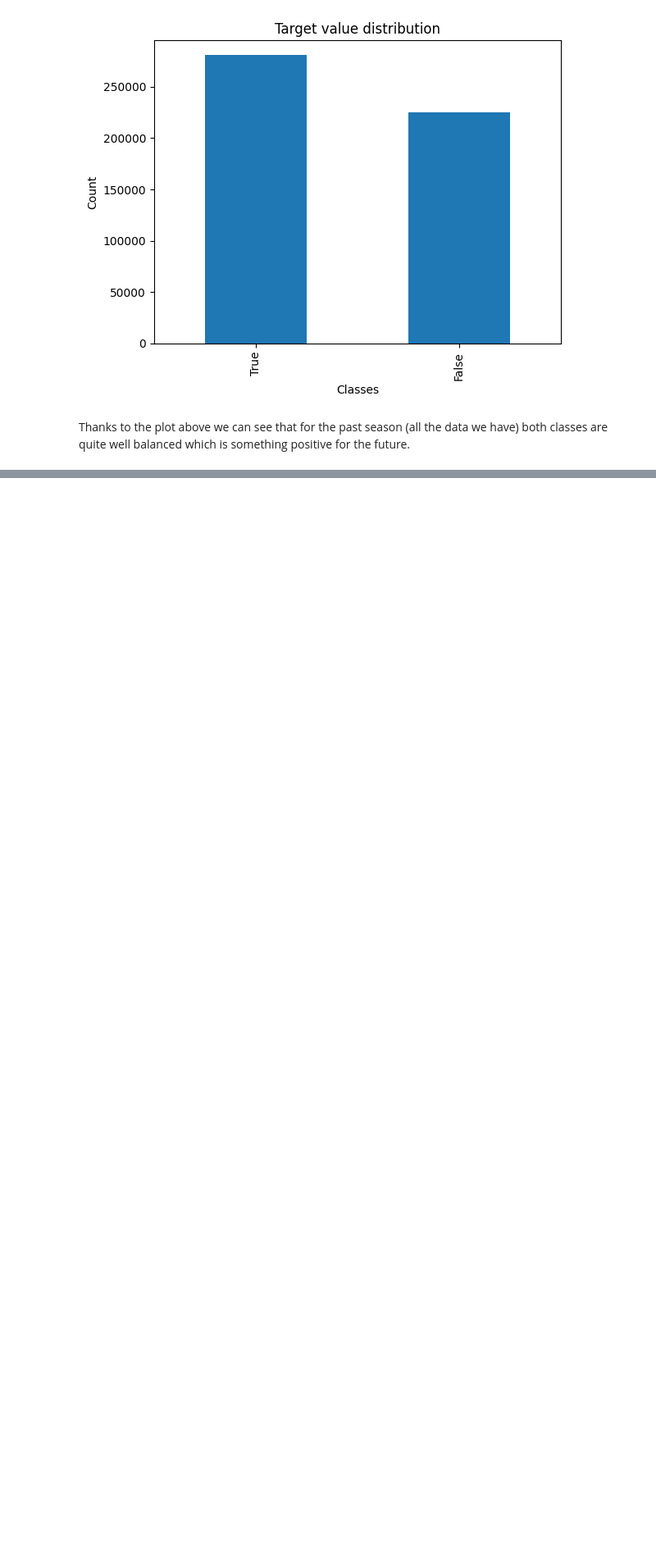
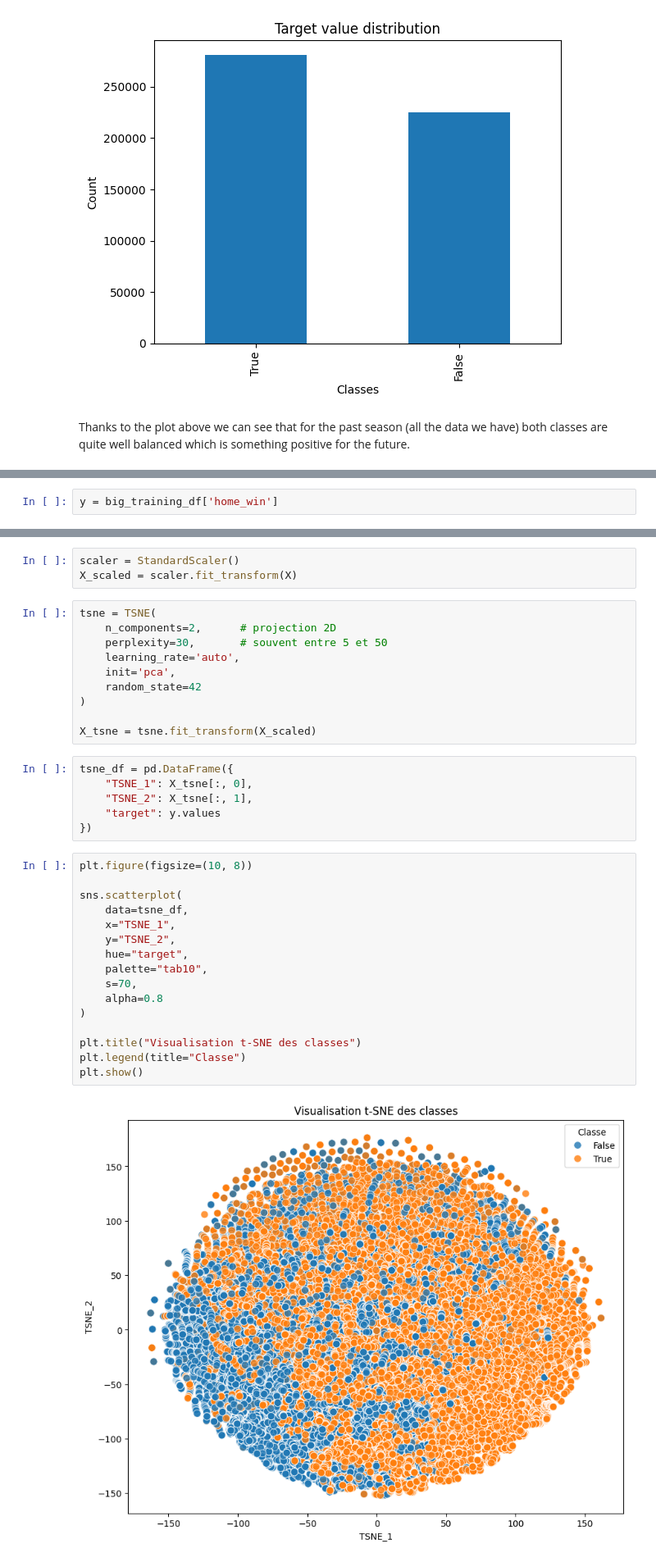
Before and after one commit to Benjam8/LiveWinningProbabilityTracker, a Jupyter notebook: notebooks/01_data_collection.ipynb, the cells around one changed output, grey strips where cells are left out. Shown at 82% size. Cells and saved outputs as stored; diff of their text form; blank space fills up the shorter version.

Commit message:
Adding t-SNE for data analysis + First traning with log_reg and model validation

```diff
--- a/notebooks/01_data_collection.ipynb
+++ b/notebooks/01_data_collection.ipynb
@@ -444,0 +450,2 @@ Thanks to the plot above we can see that for the past season (all the data we ha
+# %%
+y = big_training_df['home_win']
@@ -444,0 +454,37 @@ Thanks to the plot above we can see that for the past season (all the data we ha
+# %%
+scaler = StandardScaler()
+X_scaled = scaler.fit_transform(X)
+# %%
+tsne = TSNE(
+    n_components=2,      # projection 2D
+    perplexity=30,       # souvent entre 5 et 50
+    learning_rate='auto',
+    init='pca',
+    random_state=42
+)
+
+X_tsne = tsne.fit_transform(X_scaled)
+# %%
+tsne_df = pd.DataFrame({
+    "TSNE_1": X_tsne[:, 0],
+    "TSNE_2": X_tsne[:, 1],
+    "target": y.values
+})
+# %%
+plt.figure(figsize=(10, 8))
+
+sns.scatterplot(
+    data=tsne_df,
+    x="TSNE_1",
+    y="TSNE_2",
+    hue="target",
+    palette="tab10",
+    s=70,
+    alpha=0.8
+)
+
+plt.title("Visualisation t-SNE des classes")
+plt.legend(title="Classe")
+plt.show()
+# %% [output]
+[figure, added]
```
Also changed, not shown: parts of 8 cells of this notebook, 1 other file.
